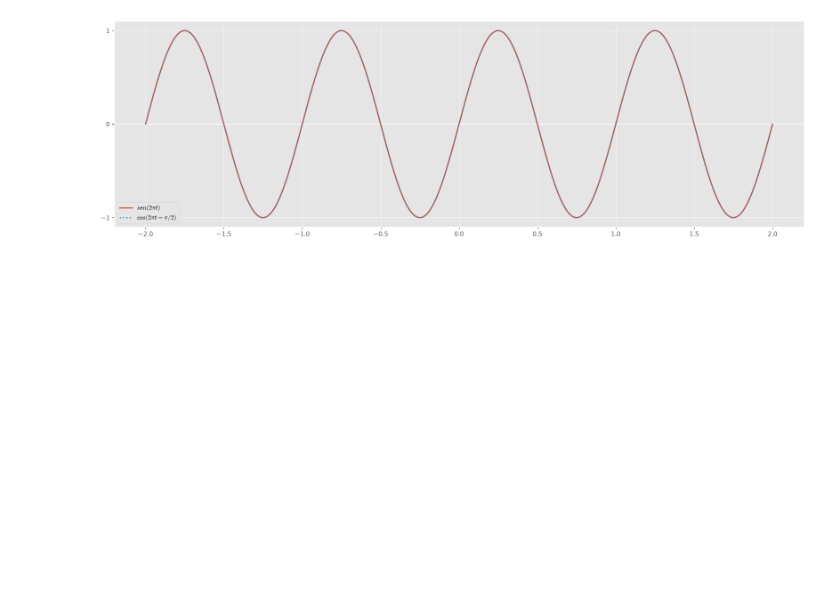
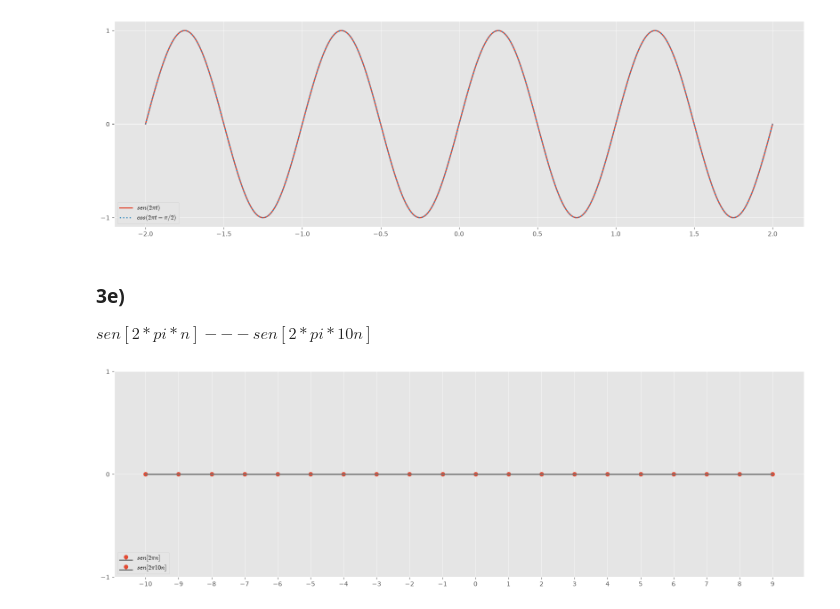
Before and after one commit to ilavaggi/SyS-2026, a Jupyter notebook: TP1.ipynb, the cells around one changed output. Cells and saved outputs as stored; diff of their text form; code cells hidden in the pictures; blank space fills up the shorter version.

```diff
--- a/TP1.ipynb
+++ b/TP1.ipynb
@@ -402,3 +390,27 @@ plt.legend(loc="lower left")
 plt.show()
 # %% [output]
 [figure]
+# %% [markdown]
+### 3e)
+$sen[2*pi*n] --- sen[2*pi*10n]$
+# %%
+n = np.arange(-10,10,1)
+
+fn = np.sin(2*pi*n)
+gn = np.sin(2*pi*10*n)
+
+plt.style.use("ggplot")
+
+plt.figure(figsize=(20,6))
+
+
+plt.stem(n,fn, label=r"$sen[2\pi n]$")
+plt.stem(n,gn,":",label=r"$sen[2\pi 10n]$")
+
+plt.yticks(range(-1,2))
+plt.xticks(n)
+
+plt.legend(loc="lower left")
+plt.show()
+# %% [output]
+[figure, added]
```
Also changed, not shown: parts of 15 cells of this notebook.
